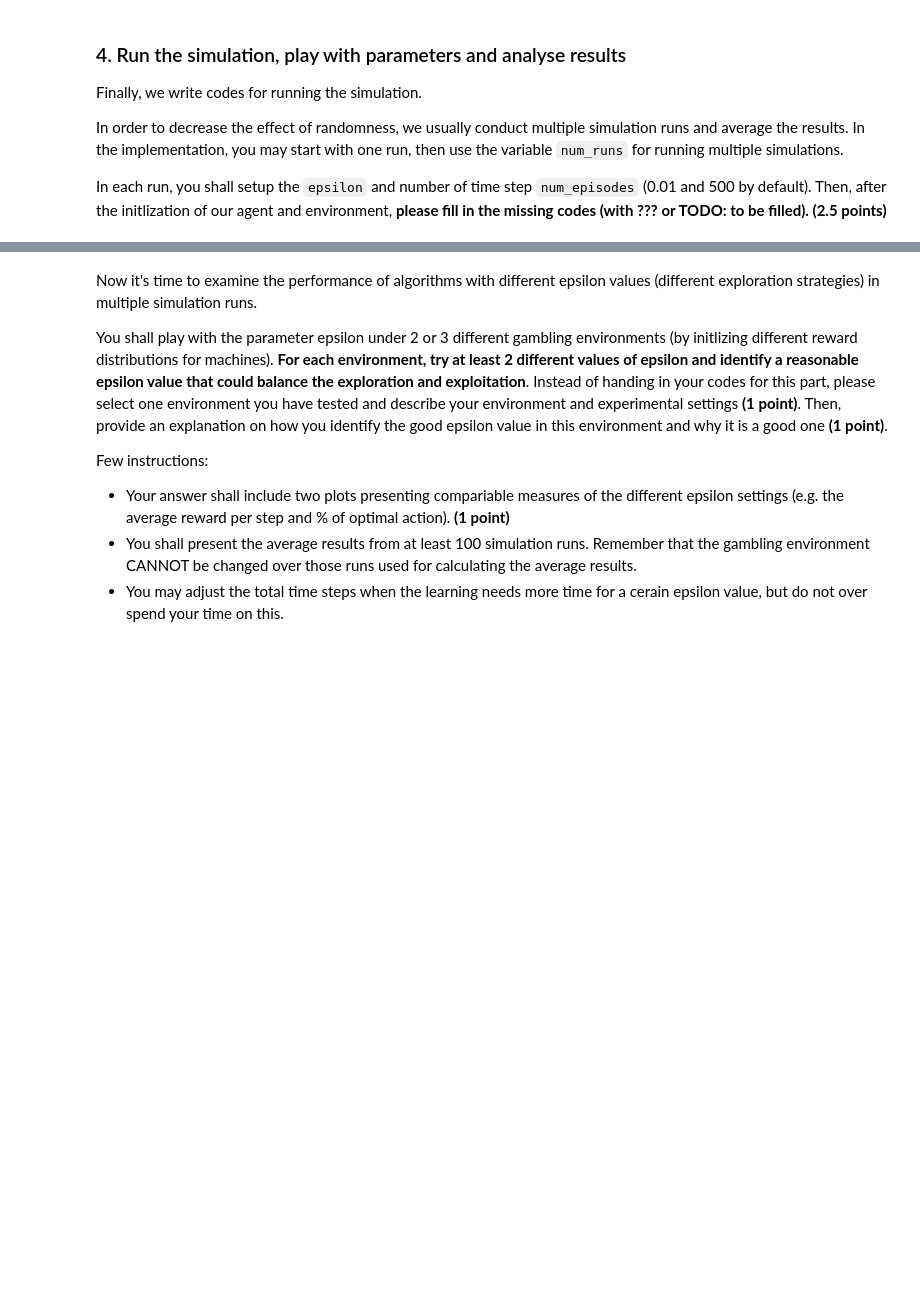
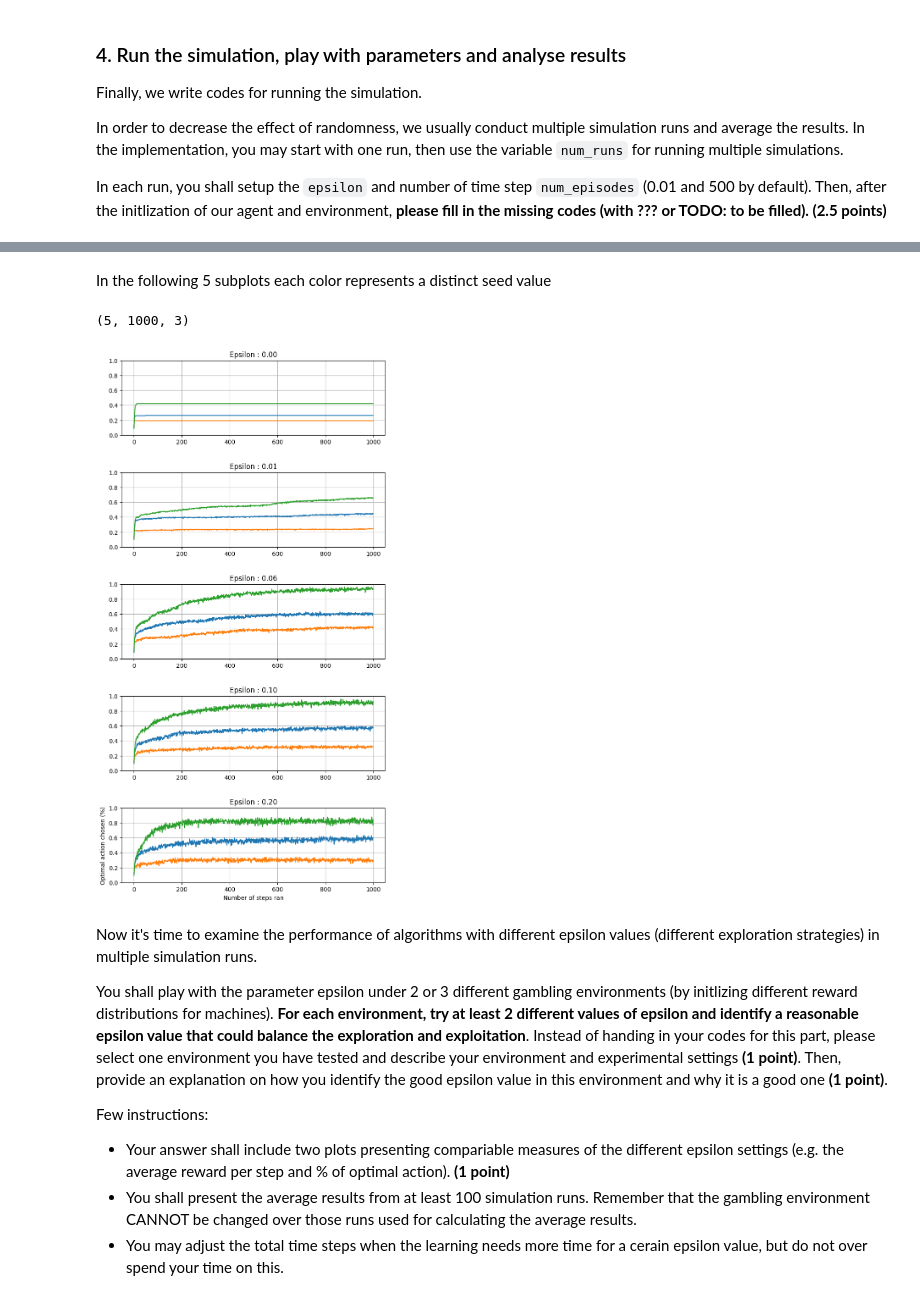
Before and after one commit to leidindi/AML, a Jupyter notebook: ass1/Ass 1/johannsson-lazaridis.ipynb, the cells around one changed output, grey strips where cells are left out. Saved outputs shown, nothing was run; the diff lists cells and outputs as text; code cells hidden in the pictures; blank space fills up the shorter version.

```diff
--- a/ass1/Ass 1/johannsson-lazaridis.ipynb
+++ b/ass1/Ass 1/johannsson-lazaridis.ipynb
@@ -86,21 +88,22 @@ class slotMachine:
 #### 2.2 Game Environment
 **Please fill in the missing codes in function step (1 point) in the environment.**
 # %%
+# The environment has to inherit the interface of gymnasium.Env
 from gymnasium import spaces
-# The environment has to inherit the interface of gymnasium.Env
 class GamblingRoom(gymnasium.Env):
     """
     A k-armed bandit environment: a gambling room with slot machines, allows the agents to interact with it.
         r_machines: A list of slot machines, each gamblingRoom contains k number of slotMachines
     """
-    def __init__(self, k, seed=None):
+    def __init__(self, k, seed=None,display_dist=False):
         # initialize reward distribution for each action/machine
         self.r_machines = []
         self.seed(seed)
+
+
         for i in range(k):
             # each gamblingRoom contains k number of slotMachines
             self.r_machines.append(slotMachine())
-            print(f'Slot-machine {i} has the mean:{self.r_machines[-1].mu:.1f} and the sigma:{self.r_machines[-1].sigma:.1f}')
 
         self.num_arms = k
         self.action_space = spaces.Discrete(self.num_arms)
@@ -108,6 +111,16 @@ class GamblingRoom(gymnasium.Env):
         # for our bandit environment, the state is constant
         self.state = 0
 
+    def display_distributions(self):
+        x = np.linspace(-10, 10, 1000)  # X-axis values for the plot
+
+        for i in range(self.num_arms):
+            # generating (x,y) pairs based on the normal distributions
+            y = (1 / (self.r_machines[i].sigma * np.sqrt(2 * np.pi))) * np.exp(-(x - self.r_machines[i].mu)**2 / (2 * self.r_machines[i].sigma**2))
+            plt.title(f'{self.num_arms}-armed Bandit Distributions')
+            plt.xlabel('Probability (%)')
+            plt.ylabel('Reward')
+            plt.plot(x, y)  # Plot the PDF for each distribution
 
     # step up the environment based on the selected action,
     # return the constant state, reward, done = false, and info
@@ -159,9 +172,10 @@ class EpsilonGreedyAgent:
     ##
     def select_action(self):
         policy = np.random.rand()
-        if policy <= epsilon:
+        if policy <= self.epsilon:
             return np.random.randint(0,self.num_arms)
         else:
+            # we need the maximum to be initialized as a very low number so that it will definitely be updated
             maximum = -1000000
             candidates = []
 
@@ -170,6 +184,7 @@ class EpsilonGreedyAgent:
                     maximum = value
                     candidates = [index]
                 elif value == maximum:
+                    # if there is a draw
                     candidates.append(index)
             return np.random.choice(candidates)
     ##
@@ -179,6 +194,7 @@ class EpsilonGreedyAgent:
     ##
     def update_parameters(self, action, reward):
         self.stepSize[action] += 1
+        # iteratively calculate the averages
         self.Qvalues[action] += reward/(self.stepSize[action])
 # %% [markdown]
 ### 4. Run the simulation, play with parameters and analyse results
@@ -305,3 +304,24 @@ plt.show()
+# %% [markdown]
+
+In the following 5 subplots each color represents a distinct seed value
+# %%
+# Calculate the average along the axis of 100 columns
+best_chosen_percentage = np.mean(optimal_percentage, axis=1)
+print(best_chosen_percentage.shape)
+# Create a figure with 3 rows and 1 column
+fig, axs = plt.subplots(5, 1, figsize=(8, 16))
+for index,ax in enumerate(axs):
+    ax.set_ylim(0,1)
+    ax.plot(best_chosen_percentage[:][:][index])
+    ax.set_title(f'Epsilon : {epsilons[index]:.2f}')
+    ax.grid(True)
+axs[4].set_xlabel('Number of steps ran')
+axs[4].set_ylabel('Optimal action chosen (%)')
+plt.subplots_adjust(hspace=0.5)
+plt.show()
+# %% [output]
+(5, 1000, 3)
+[figure, added]
 # %% [markdown]
 Now it's time to examine the performance of algorithms with different epsilon values (different exploration strategies) in multiple simulation runs.
 
```
Also changed, not shown: parts of 19 cells of this notebook, 19 other files.
